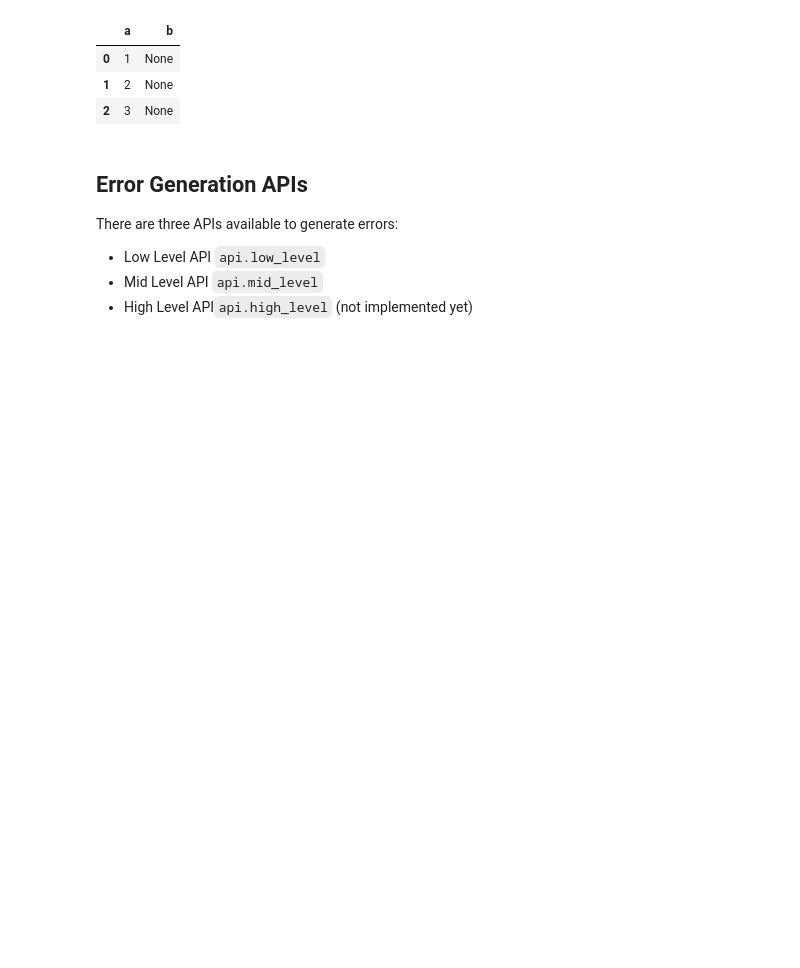
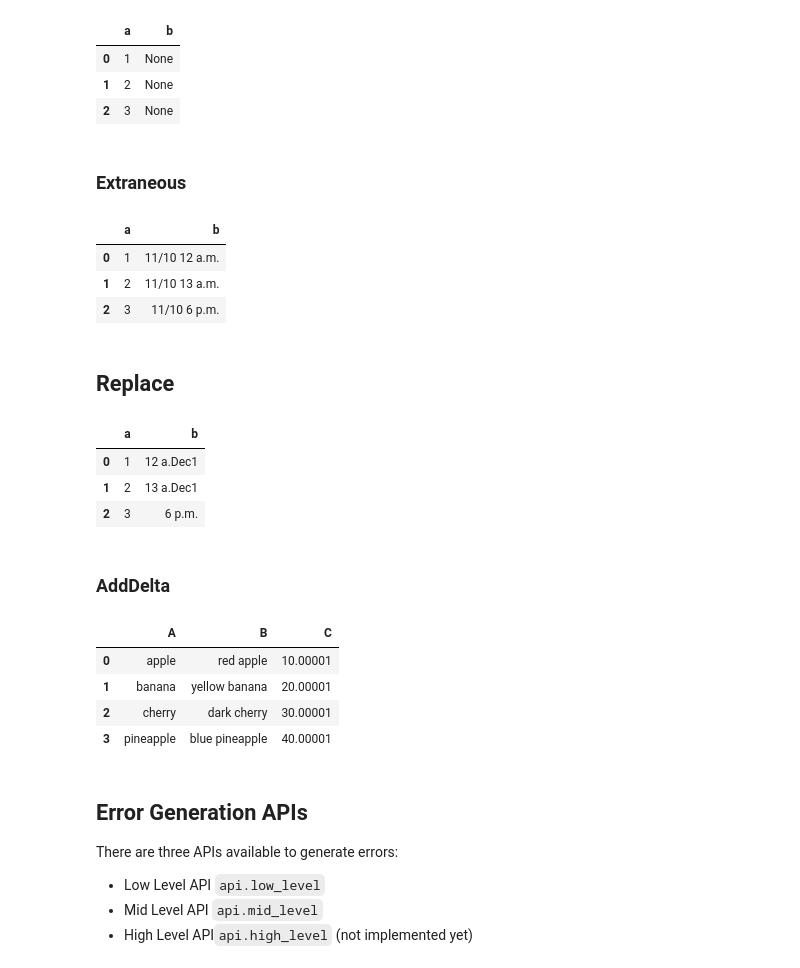
Before and after one commit to calgo-lab/tab_err, a Jupyter notebook: samples.ipynb, the cells around one changed output. Saved outputs shown, nothing was run; the diff lists cells and outputs as text; code cells hidden in the pictures; blank space fills up the shorter version.

Commit message:
Add ErrorTypes AddDelta, Extraneous, Replace (#8)
The commit adds three additional Error Types that are are useful to
replicate the error types found in the `flight` and `beers` datasets.

```diff
--- a/samples.ipynb
+++ b/samples.ipynb
@@ -203,3 +203,5 @@ df_corrupted
 | 0 | 1 | None |
 | 1 | 2 | None |
 | 2 | 3 | None |
+# %% [markdown]
+### Extraneous
@@ -205,0 +212,9 @@ df_corrupted
+# %%
+df_corrupted
+# %% [output]
+|  | a | b |
+| 0 | 1 | 11/10 12 a.m. |
+| 1 | 2 | 11/10 13 a.m. |
+| 2 | 3 | 11/10 6 p.m. |
+# %% [markdown]
+## Replace
@@ -206,3 +225,26 @@ df_corrupted
+# %%
+df_corrupted
+# %% [output]
+|  | a | b |
+| 0 | 1 | 12 a.Dec1 |
+| 1 | 2 | 13 a.Dec1 |
+| 2 | 3 | 6 p.m. |
+# %% [markdown]
+### AddDelta
+# %%
+delta = AddDelta(ErrorTypeConfig(add_delta_value=0.00001))
+df_delta = pd.DataFrame(
+    {"A": ["apple", "banana", "cherry", "pineapple"], "B": ["red apple", "yellow banana", "dark cherry", "blue pineapple"], "C": [10, 20, 30, 40]}
+)
+df_corrupted, error_mask = low_level.create_errors(df_delta, "C", 1.0, ecar, delta)
+# %%
+df_corrupted
+# %% [output]
+|  | A | B | C |
+| 0 | apple | red apple | 10.00001 |
+| 1 | banana | yellow banana | 20.00001 |
+| 2 | cherry | dark cherry | 30.00001 |
+| 3 | pineapple | blue pineapple | 40.00001 |
 # %% [markdown]
 ## Error Generation APIs
 There are three APIs available to generate errors:
```
Also changed, not shown: parts of 3 cells of this notebook, 6 other files.
